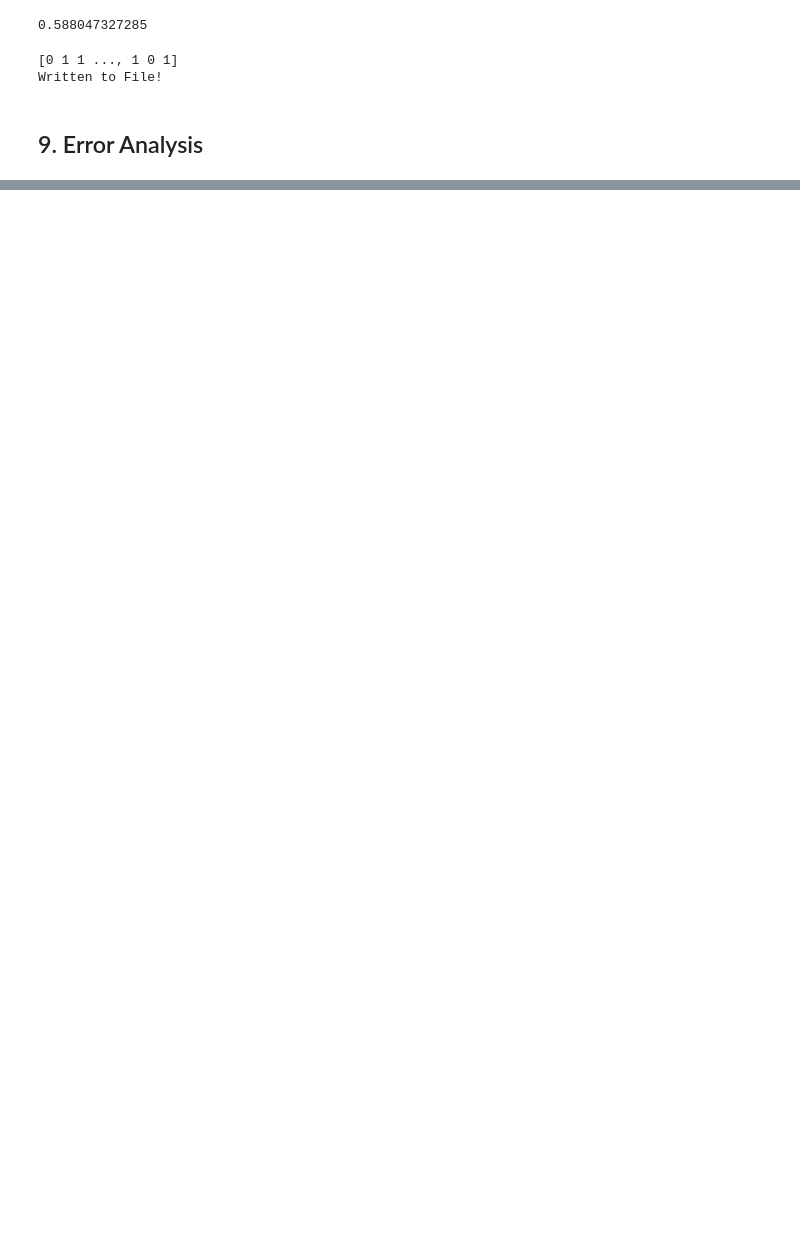
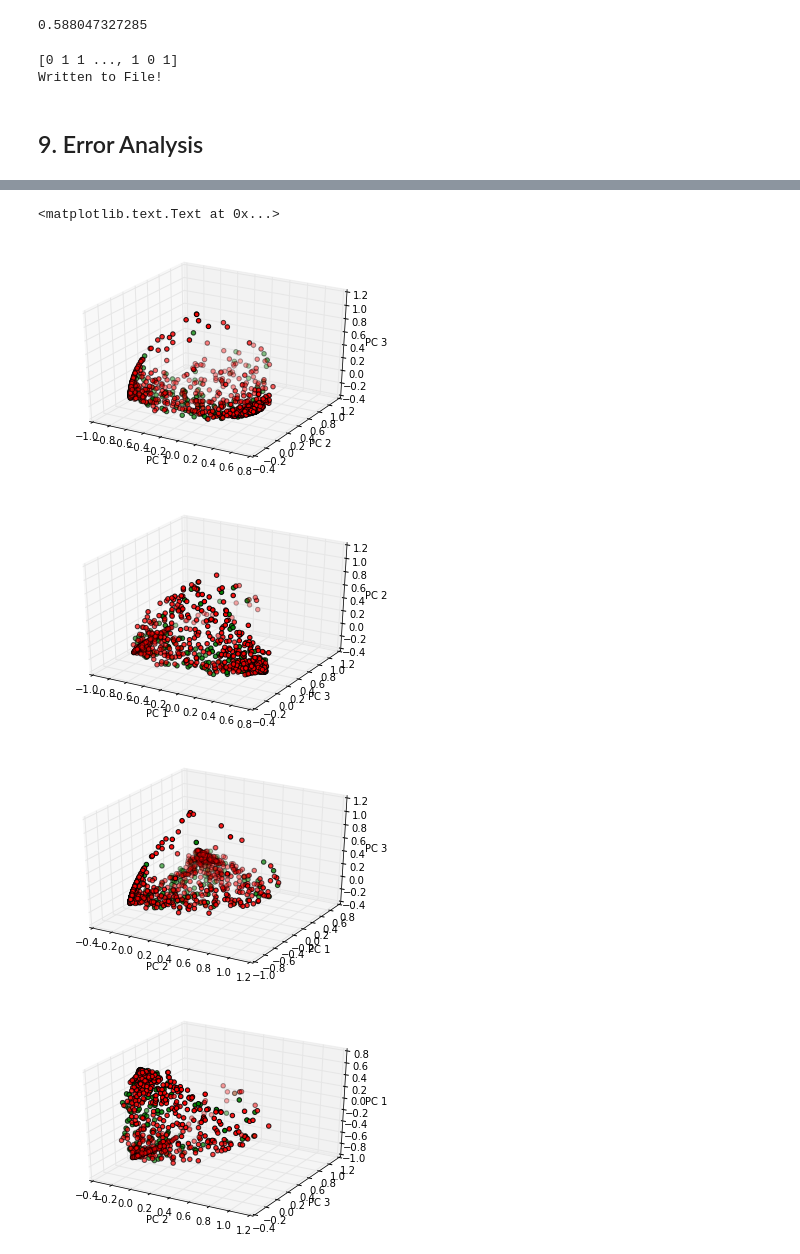
Before and after one commit to mattmag89/randomactsofpizza, a Jupyter notebook: pizza_handler_clean.ipynb, the cells around one changed output, grey strips where cells are left out. Saved outputs shown, nothing was run; the diff lists cells and outputs as text; code cells hidden in the pictures; blank space fills up the shorter version.

```diff
--- a/pizza_handler_clean.ipynb
+++ b/pizza_handler_clean.ipynb
@@ -2386,0 +2441,59 @@ Written to File!
+# %%
+pca_dev = final_model.predict_data
+pizza = np.where(dev_labels==1)
+no_pizza = np.where(dev_labels==0)
+# %%
+# Please excuse the awfulness of this code. It's 2am.
+fig = plt.figure()
+ax = fig.add_subplot(111, projection='3d')
+ax.scatter(pca_dev[pizza, 0], pca_dev[pizza, 1], pca_dev[pizza, 2], c='g', marker='o')
+ax.scatter(pca_dev[no_pizza, 0], pca_dev[no_pizza, 1], pca_dev[no_pizza, 2], c='r', marker='o')
+ax.set_xlabel('PC 1')
+ax.set_ylabel('PC 2')
+ax.set_zlabel('PC 3')
+
+fig = plt.figure()
+ax = fig.add_subplot(111, projection='3d')
+ax.scatter(pca_dev[pizza, 0], pca_dev[pizza, 2], pca_dev[pizza, 1], c='g', marker='o')
+ax.scatter(pca_dev[no_pizza, 0], pca_dev[no_pizza, 2], pca_dev[no_pizza, 1], c='r', marker='o')
+ax.set_xlabel('PC 1')
+ax.set_ylabel('PC 3')
+ax.set_zlabel('PC 2')
+
+fig = plt.figure()
+ax = fig.add_subplot(111, projection='3d')
+ax.scatter(pca_dev[pizza, 1], pca_dev[pizza, 0], pca_dev[pizza, 2], c='g', marker='o')
+ax.scatter(pca_dev[no_pizza, 1], pca_dev[no_pizza, 0], pca_dev[no_pizza, 2], c='r', marker='o')
+ax.set_xlabel('PC 2')
+ax.set_ylabel('PC 1')
+ax.set_zlabel('PC 3')
+
+fig = plt.figure()
+ax = fig.add_subplot(111, projection='3d')
+ax.scatter(pca_dev[pizza, 1], pca_dev[pizza, 2], pca_dev[pizza, 0], c='g', marker='o')
+ax.scatter(pca_dev[no_pizza, 1], pca_dev[no_pizza, 2], pca_dev[no_pizza, 0], c='r', marker='o')
+ax.set_xlabel('PC 2')
+ax.set_ylabel('PC 3')
+ax.set_zlabel('PC 1')
+
+fig = plt.figure()
+ax = fig.add_subplot(111, projection='3d')
+ax.scatter(pca_dev[pizza, 2], pca_dev[pizza, 0], pca_dev[pizza, 1], c='g', marker='o')
+ax.scatter(pca_dev[no_pizza, 2], pca_dev[no_pizza, 0], pca_dev[no_pizza, 1], c='r', marker='o')
+ax.set_xlabel('PC 3')
+ax.set_ylabel('PC 1')
+ax.set_zlabel('PC 2')
+
+fig = plt.figure()
+ax = fig.add_subplot(111, projection='3d')
+ax.scatter(pca_dev[pizza, 2], pca_dev[pizza, 1], pca_dev[pizza, 0], c='g', marker='o')
+ax.scatter(pca_dev[no_pizza, 2], pca_dev[no_pizza, 1], pca_dev[no_pizza, 0], c='r', marker='o')
+ax.set_xlabel('PC 3')
+ax.set_ylabel('PC 2')
+ax.set_zlabel('PC 1')
+# %% [output]
+<matplotlib.text.Text at 0x...>
+[figure, added]
+[figure, added]
+[figure, added]
+[figure, added]
```
Also changed, not shown: parts of 19 cells of this notebook.
